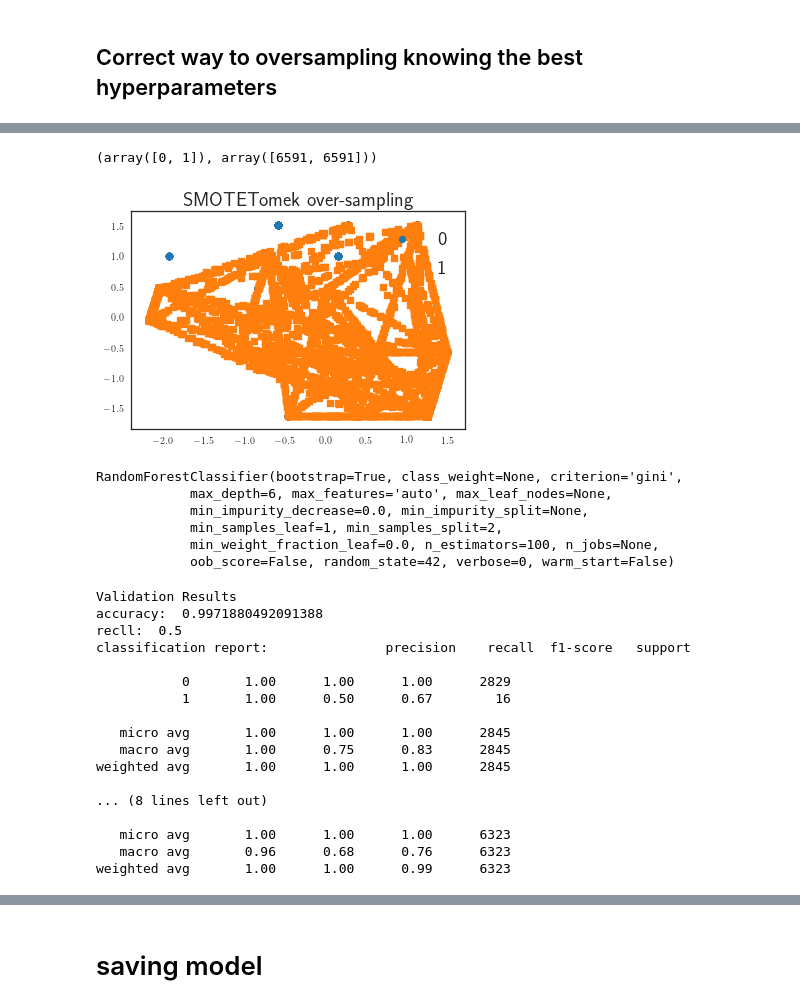
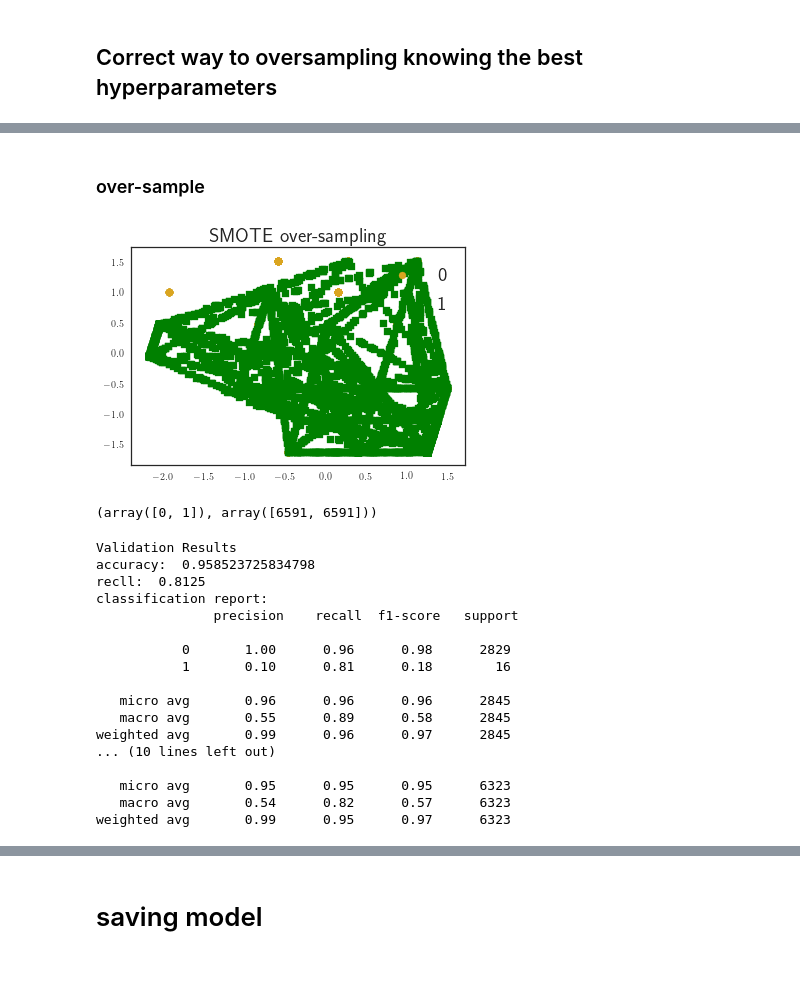
Before and after one commit to Ostyk/Wonka-bar, a Jupyter notebook: code/pipeline.ipynb, the cells around one changed output, grey strips where cells are left out. Cells and saved outputs as stored; diff of their text form; code cells hidden in the pictures; blank space fills up the shorter version.

```diff
--- a/code/pipeline.ipynb
+++ b/code/pipeline.ipynb
@@ -126,28 +109,12 @@ plot_2d_space(X_train, y_train, 'imbalanced data')
 # %%
+from imblearn.over_sampling import SMOTE
+sm = SMOTE(ratio='minority')
+
+#from imblearn.combine import SMOTETomek
+#smt = SMOTETomek(random_state=42)
+# First split data
+X_train, X_test, y_train, y_test = train_test_split(X, y, test_size=0.4, random_state=42)
+#plot_2d_space(X_train, y_train, 'imbalanced data')
 # Then split again to oversample only on the training
 # not on the validation nore test set
-
 X_train, X_val, y_train, y_val = train_test_split(X_train, y_train, test_size=0.3, random_state=42)
-#over-sample
-x_train_res, y_train_res = sm.fit_sample(X_train, y_train)
-print(np.unique(y_train_res, return_counts=True))
-# %% [output]
-(array([0, 1]), array([6591, 6591]))
-# %%
-plot_2d_space(x_train_res, y_train_res, 'SMOTETomek over-sampling')
-# %% [output]
-[figure, removed]
-# %%
-#TRAIN
-clf_rf = RandomForestClassifier(n_estimators = 100,
-                                max_depth = 6,
-                                random_state= 42)
-#clf_rf.fit(x_train_res, y_train_res)
-clf_rf.fit(X_train, y_train)
-# %% [output]
-RandomForestClassifier(bootstrap=True, class_weight=None, criterion='gini',
-            max_depth=6, max_features='auto', max_leaf_nodes=None,
-            min_impurity_decrease=0.0, min_impurity_split=None,
-            min_samples_leaf=1, min_samples_split=2,
-            min_weight_fraction_leaf=0.0, n_estimators=100, n_jobs=None,
-            oob_score=False, random_state=42, verbose=0, warm_start=False)
@@ -156,32 +121,47 @@ RandomForestClassifier(bootstrap=True, class_weight=None, criterion='gini',
+# %% [markdown]
+### over-sample
+# %%
+x_train_res, y_train_res = sm.fit_sample(X_train, y_train)
+plot_2d_space(x_train_res, y_train_res, 'SMOTE over-sampling')
+print(np.unique(y_train_res, return_counts=True))
+# %% [output]
+[figure, added]
+(array([0, 1]), array([6591, 6591]))
 # %%
+#TRAIN
+clf_rf = RandomForestClassifier(n_estimators = 100,
+                                max_depth = 4,
+                                random_state= 42)
+clf_rf.fit(x_train_res, y_train_res)
+
 #metrics
 #X_test, y_test = sm.fit_sample(X_test, y_test)
 print ('Validation Results')
 y_pred_val = clf_rf.predict(X_val)
 print ("accuracy: ", clf_rf.score(X_val, y_val))
 print ("recll: ",recall_score(y_val, clf_rf.predict(X_val)))
-print("classification report:",classification_report(y_val, y_pred_val))
+print("classification report:\n",classification_report(y_val, y_pred_val))
 
 print ('\nTest Results')
 y_pred_test = clf_rf.predict(X_test)
 print ("accuracy: ", clf_rf.score(X_test, y_test))
 print ("recll: ", recall_score(y_test, clf_rf.predict(X_test)))
-print("classification report:",classification_report(y_test, y_pred_test))
+print("classification report:\n",classification_report(y_test, y_pred_test))
 # %% [output]
 Validation Results
-accuracy:  0.9971880492091388
-recll:  0.5
-classification report:               precision    recall  f1-score   support
+accuracy:  0.958523725834798
+recll:  0.8125
+classification report:
+               precision    recall  f1-score   support
 
-           0       1.00      1.00      1.00      2829
-           1       1.00      0.50      0.67        16
+           0       1.00      0.96      0.98      2829
+           1       0.10      0.81      0.18        16
 
-   micro avg       1.00      1.00      1.00      2845
-   macro avg       1.00      0.75      0.83      2845
-weighted avg       1.00      1.00      1.00      2845
+   micro avg       0.96      0.96      0.96      2845
+   macro avg       0.55      0.89      0.58      2845
+weighted avg       0.99      0.96      0.97      2845
+... (10 lines left out)
 
-... (8 lines left out)
-
-   micro avg       1.00      1.00      1.00      6323
-   macro avg       0.96      0.68      0.76      6323
-weighted avg       1.00      1.00      0.99      6323
+   micro avg       0.95      0.95      0.95      6323
+   macro avg       0.54      0.82      0.57      6323
+weighted avg       0.99      0.95      0.97      6323
```
Also changed, not shown: parts of 25 cells of this notebook, 23 other files.
